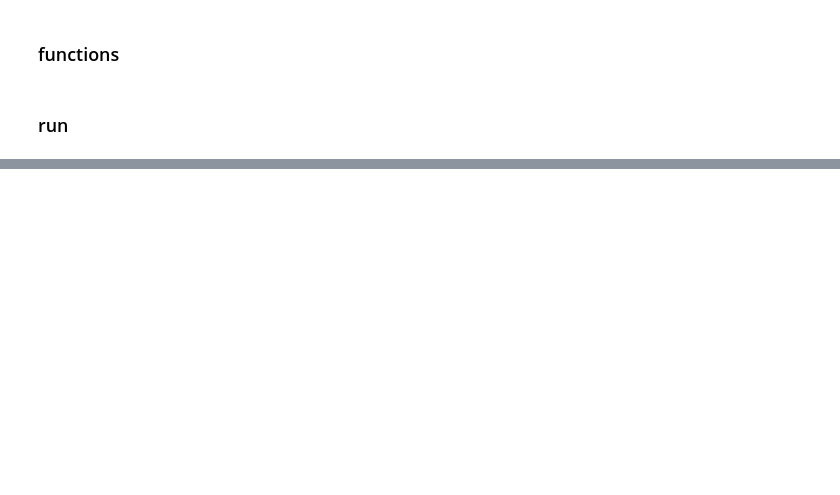
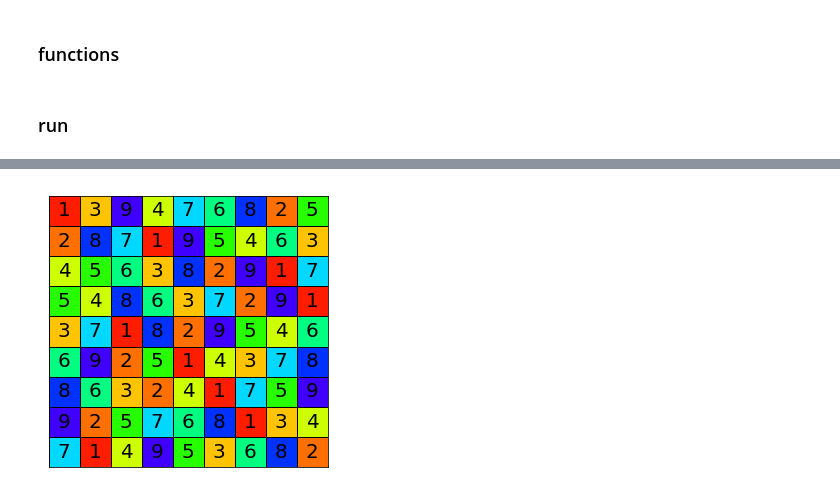
Before and after one commit to je-suis-tm/operations-research, a Jupyter notebook: sudoku.ipynb, the cells around one changed output, grey strips where cells are left out. Cells and saved outputs as stored; diff of their text form; code cells hidden in the pictures; blank space fills up the shorter version.

```diff
--- a/sudoku.ipynb
+++ b/sudoku.ipynb
@@ -242,0 +270,15 @@ array([[7., 9., 8., 6., 3., 5., 4., 2., 1.],
+# %%
+hard_ans=sudoku_ans(hard)
+# %%
+viz(hard_ans.astype(int),
+    {1: '#ff1d00',
+ 2: '#ff7000',
+ 3: '#ffc400',
+ 4: '#ceff00',
+ 5: '#27ff00',
+ 6: '#00ff80',
+ 7: '#00d8ff',
+ 8: '#0031ff',
+ 9: '#4000ff'})
+# %% [output]
+[figure, added]
```
Also changed, not shown: parts of 10 cells of this notebook.
